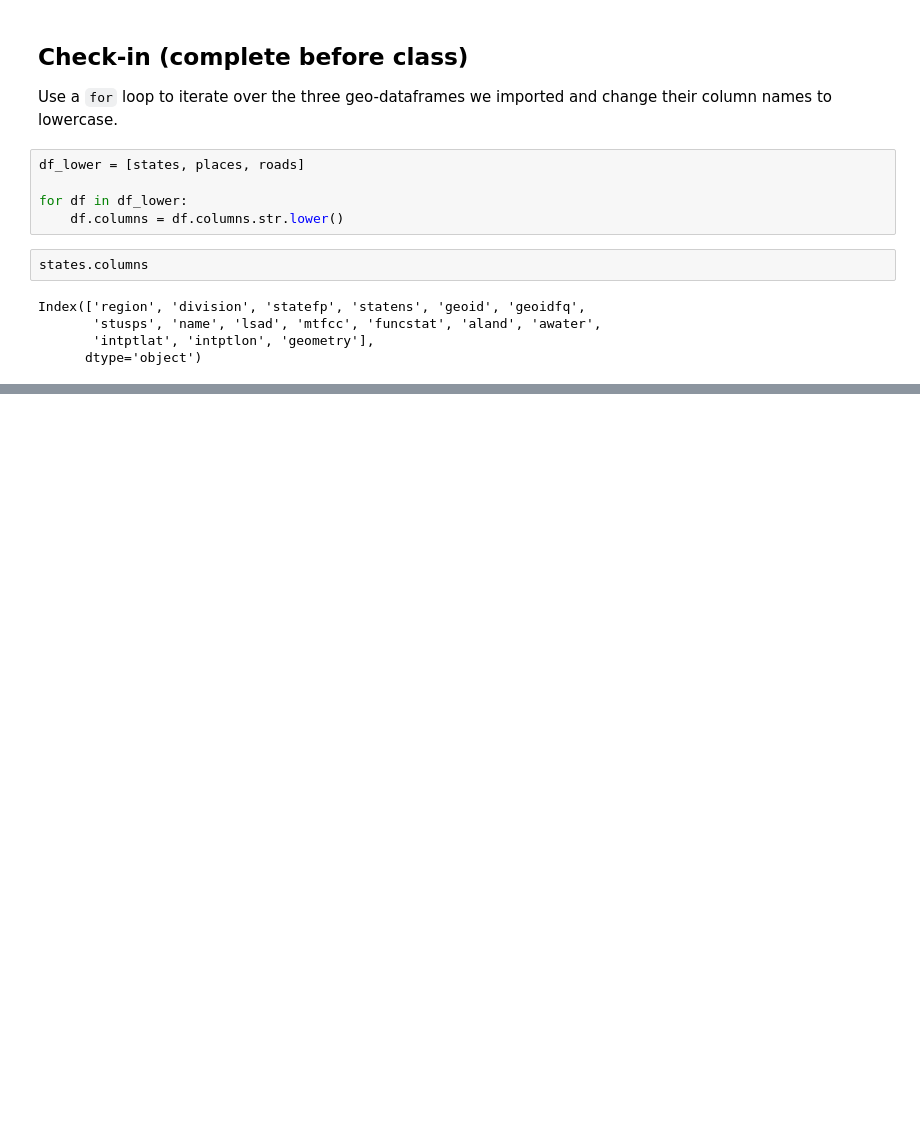
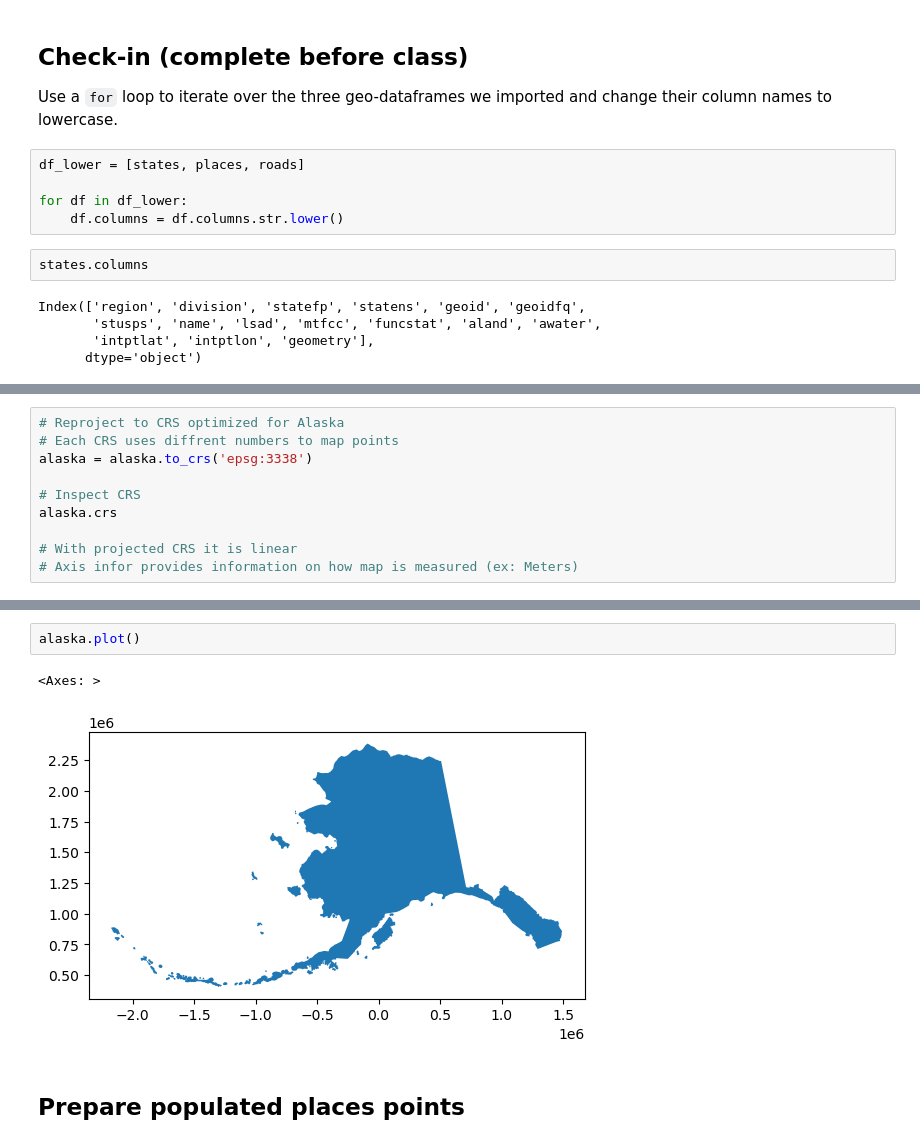
Before and after one commit to Karlavramos/eds220-in-class, a Jupyter notebook: week-7-clipping-STUDENTS.ipynb, the cells around one changed output, grey strips where cells are left out. Drawn from its saved outputs; the diff is of its cells as text; blank space fills up the shorter version.

```diff
--- a/week-7-clipping-STUDENTS.ipynb
+++ b/week-7-clipping-STUDENTS.ipynb
@@ -72,0 +99,10 @@ Index(['region', 'division', 'statefp', 'statens', 'geoid', 'geoidfq',
+# %%
+# Reproject to CRS optimized for Alaska
+# Each CRS uses diffrent numbers to map points
+alaska = alaska.to_crs('epsg:3338')
+
+# Inspect CRS
+alaska.crs
+
+# With projected CRS it is linear
+# Axis infor provides information on how map is measured (ex: Meters)
@@ -72,0 +124,7 @@ Index(['region', 'division', 'statefp', 'statens', 'geoid', 'geoidfq',
+# %%
+alaska.plot()
+# %% [output]
+<Axes: >
+[figure, added]
+# %% [markdown]
+## Prepare populated places points
```
Also changed, not shown: parts of 36 cells of this notebook, 1 other file.
